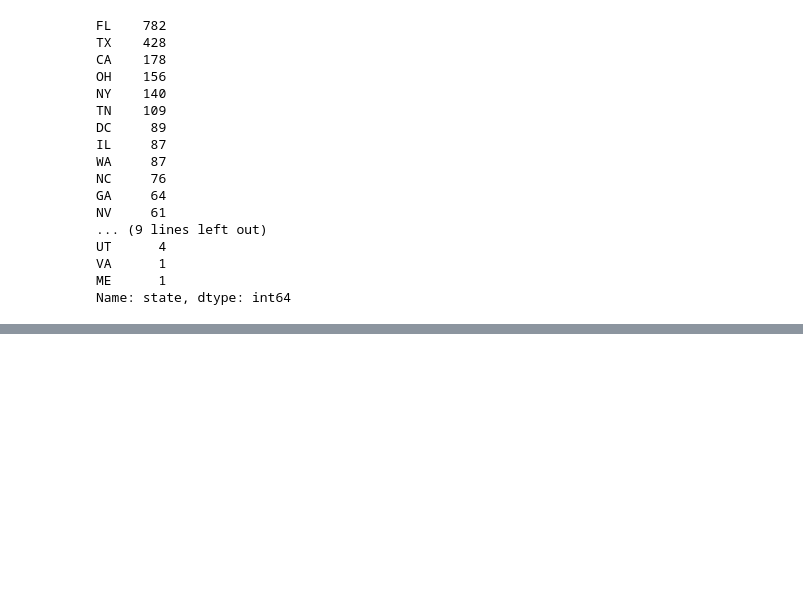
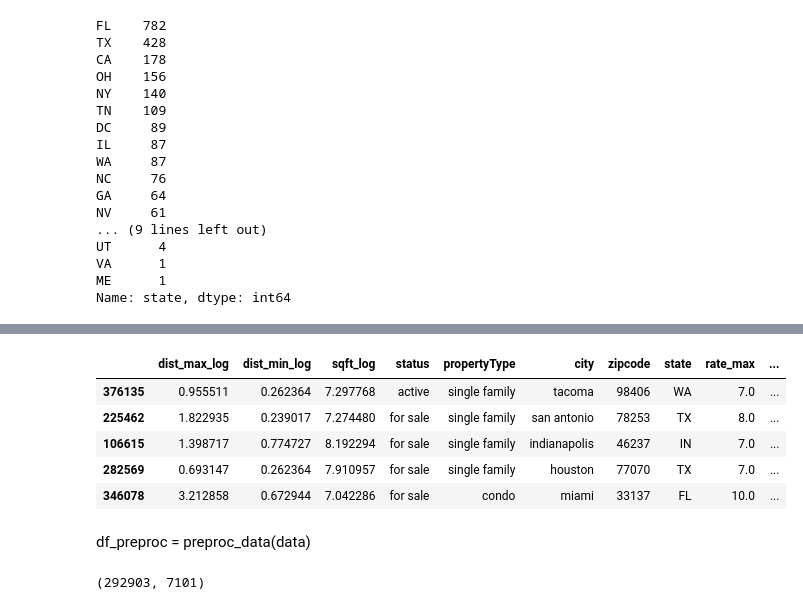
Before and after one commit to TimeryaevaM/Diplom, a Jupyter notebook: diplom_4v.ipynb, the cells around one changed output, grey strips where cells are left out. Cells and saved outputs as stored; diff of their text form; code cells hidden in the pictures; blank space fills up the shorter version.

```diff
--- a/diplom_4v.ipynb
+++ b/diplom_4v.ipynb
@@ -1706,0 +1836,27 @@ imp_cat.plot(kind = 'barh')
+# %%
+# features = categorical_features + numerical_features_new + ['target_log']
+# df_input = pd.concat([df_train[features], df_test[features]])
+
+# Удаляем признаки из numerical_features_new
+for x in ['sqft', 'dist_max', 'dist_min', 'rate_max', 'rate_min']:
+    numerical_features_new.remove(x)
+
+for x in ['rate_max', 'rate_min']:
+    categorical_features.append(x)
+
+features = numerical_features_new + categorical_features + ['target_log']
+# %%
+# Мы знаем, что у трейна нет target=0, все эти данные в тесте, поэтому можем легко их оюъединить
+
+df_input = pd.concat([df_train[features], df_test[features]])
+# %%
+df_input.sample(5)
+# %% [output]
+|  | dist_max_log | dist_min_log | sqft_log | status | propertyType | city | zipcode | state | rate_max | ... |
+| 376135 | 0.955511 | 0.262364 | 7.297768 | active | single family | tacoma | 98406 | WA | 7.0 | ... |
+| 225462 | 1.822935 | 0.239017 | 7.274480 | for sale | single family | san antonio | 78253 | TX | 8.0 | ... |
+| 106615 | 1.398717 | 0.774727 | 8.192294 | for sale | single family | indianapolis | 46237 | IN | 7.0 | ... |
+| 282569 | 0.693147 | 0.262364 | 7.910957 | for sale | single family | houston | 77070 | TX | 7.0 | ... |
+| 346078 | 3.212858 | 0.672944 | 7.042286 | for sale | condo | miami | 33137 | FL | 10.0 | ... |
+# %% [markdown]
+df_preproc = preproc_data(data)
@@ -1706,0 +1865,4 @@ imp_cat.plot(kind = 'barh')
+# %%
+df_preproc.shape
+# %% [output]
+(292903, 7101)
```
Also changed, not shown: parts of 57 cells of this notebook.
